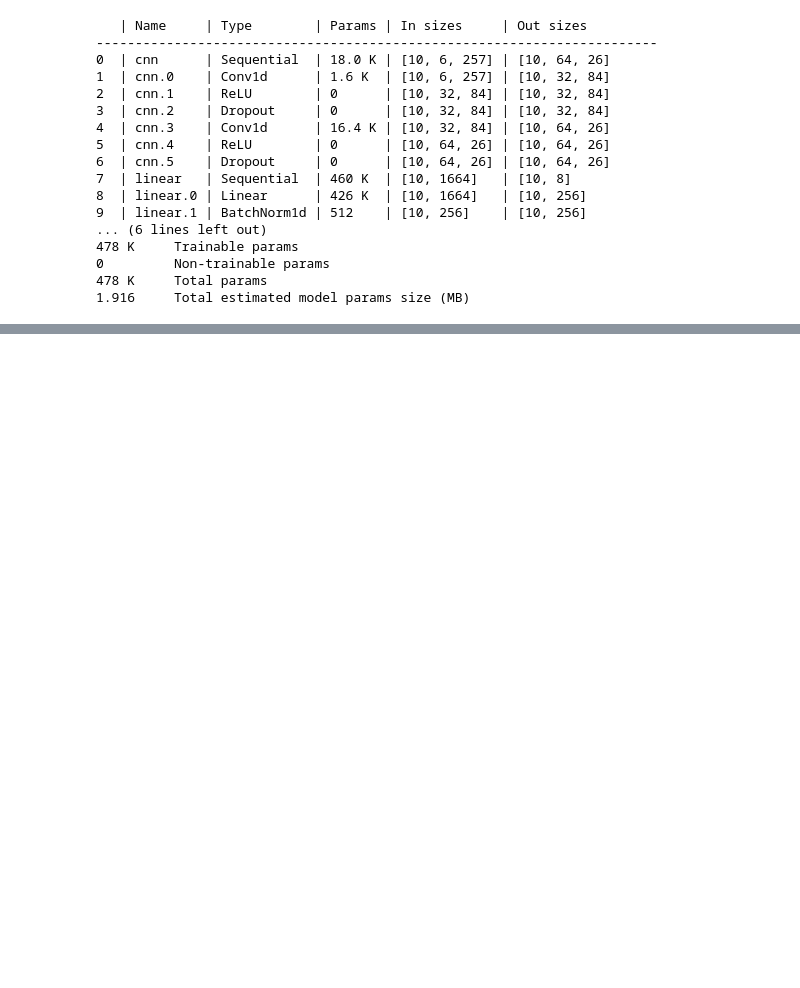
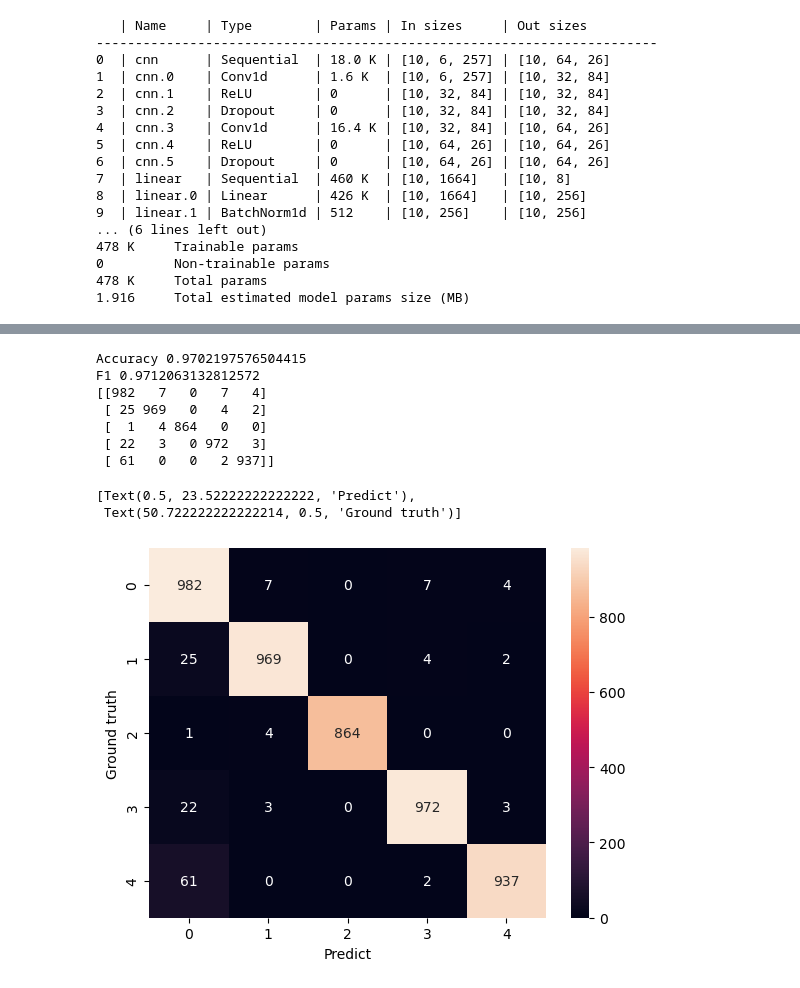
Before and after one commit to Tyern/HAR_AE, a Jupyter notebook: 10_classify_5classes.ipynb, the cells around one changed output, grey strips where cells are left out. Saved outputs shown, nothing was run; the diff lists cells and outputs as text; code cells hidden in the pictures; blank space fills up the shorter version.

```diff
--- a/10_classify_5classes.ipynb
+++ b/10_classify_5classes.ipynb
@@ -113,3 +117,14 @@ data_module = FFTDataModule(dataset_path=lin_gyr_dataset_path, batch_size=512)
 
 trainer.fit(model=net, datamodule=data_module)
 trainer.test(model=net, datamodule=data_module)
+# %%
+checkpoint_path = "/nfs/ksdata/tran/HAR_AE/lightning_logs/10_classify_5classes_10000data/version_2/checkpoints/sample_epoch=7879-step=157600-val_loss=0.109504.ckpt"
+
+data_module = FFTDataModule.load_from_checkpoint(checkpoint_path)
+net = Classifier1D.load_from_checkpoint(checkpoint_path)
+
+trainer = L.Trainer()
+
+trainer.test(model=net, datamodule=data_module)
+pred = trainer.predict(model=net, datamodule=data_module)
+gt = list(map(lambda x: x[1], iter(data_module.predict_dataloader())))
@@ -115,0 +151,26 @@ trainer.test(model=net, datamodule=data_module)
+# %%
+pred_ravel = np.concatenate(list(map(lambda x: x.numpy(), pred)))
+gt_ravel = np.concatenate(list(map(lambda x: x.numpy(), gt)))
+
+accuracy = accuracy_score(gt_ravel, pred_ravel)
+print("Accuracy", accuracy)
+
+f1 = f1=f1_score(gt_ravel, pred_ravel, average="macro")
+print("F1", f1)
+
+cf = confusion_matrix(gt_ravel, pred_ravel)
+
+print(cf)
+s = sns.heatmap(cf, annot=True, fmt='g')
+s.set(xlabel="Predict", ylabel="Ground truth")
+# %% [output]
+Accuracy 0.9702197576504415
+F1 0.9712063132812572
+[[982   7   0   7   4]
+ [ 25 969   0   4   2]
+ [  1   4 864   0   0]
+ [ 22   3   0 972   3]
+ [ 61   0   0   2 937]]
+[Text(0.5, 23.52222222222222, 'Predict'),
+ Text(50.722222222222214, 0.5, 'Ground truth')]
+[figure, added]
```
Also changed, not shown: parts of 3 cells of this notebook, 6 other files.
